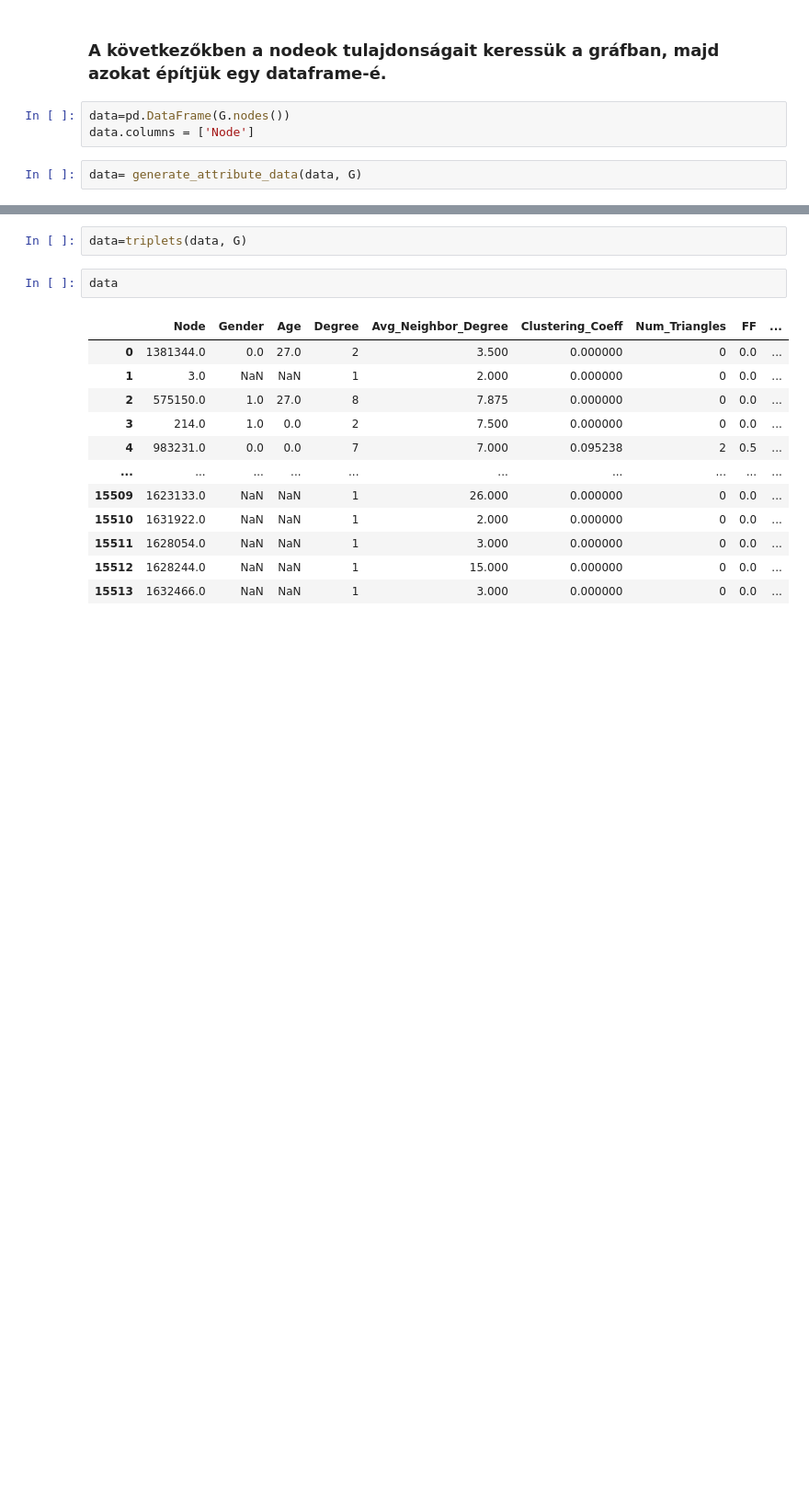
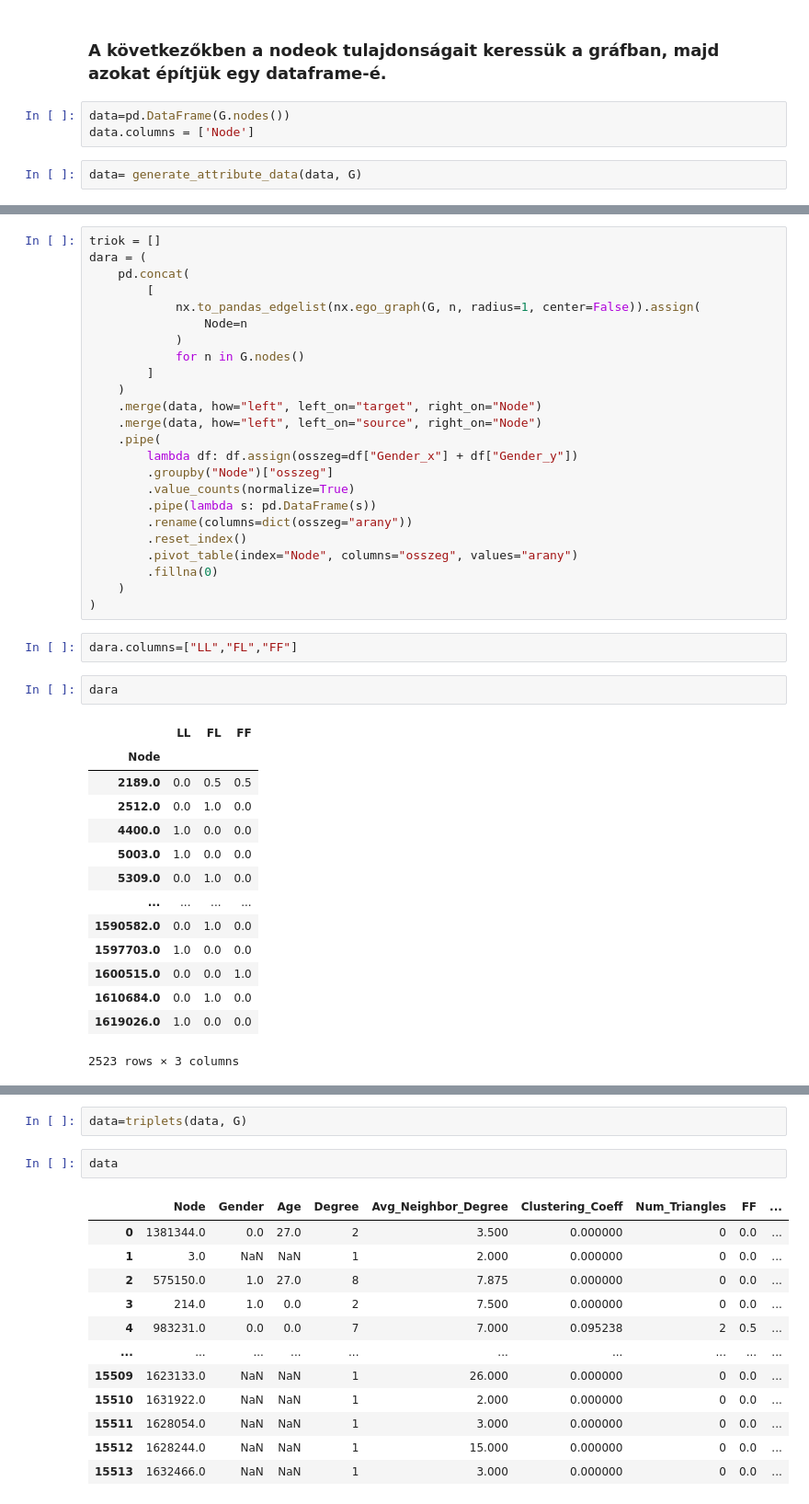
Before and after one commit to Rajk-Network-Science/network_2021_spring, a Jupyter notebook: HAZIK/Hobot_Gyenes/gyenes_hobot_hazi.ipynb, the cells around one changed output, grey strips where cells are left out. Shown: that part at 92% size. Cells and saved outputs as stored; diff of their text form; blank space fills up the shorter version.

```diff
--- a/HAZIK/Hobot_Gyenes/gyenes_hobot_hazi.ipynb
+++ b/HAZIK/Hobot_Gyenes/gyenes_hobot_hazi.ipynb
@@ -63,0 +86,43 @@ data= generate_attribute_data(data, G)
+# %%
+triok = []
+dara = (
+    pd.concat(
+        [
+            nx.to_pandas_edgelist(nx.ego_graph(G, n, radius=1, center=False)).assign(
+                Node=n
+            )
+            for n in G.nodes()
+        ]
+    )
+    .merge(data, how="left", left_on="target", right_on="Node")
+    .merge(data, how="left", left_on="source", right_on="Node")
+    .pipe(
+        lambda df: df.assign(osszeg=df["Gender_x"] + df["Gender_y"])
+        .groupby("Node")["osszeg"]
+        .value_counts(normalize=True)
+        .pipe(lambda s: pd.DataFrame(s))
+        .rename(columns=dict(osszeg="arany"))
+        .reset_index()
+        .pivot_table(index="Node", columns="osszeg", values="arany")
+        .fillna(0)
+    )
+)
+# %%
+dara.columns=["LL","FL","FF"]
+# %%
+dara
+# %% [output]
+|  | LL | FL | FF |
+| Node |  |  |  |
+| 2189.0 | 0.0 | 0.5 | 0.5 |
+| 2512.0 | 0.0 | 1.0 | 0.0 |
+| 4400.0 | 1.0 | 0.0 | 0.0 |
+| 5003.0 | 1.0 | 0.0 | 0.0 |
+| 5309.0 | 0.0 | 1.0 | 0.0 |
+| ... | ... | ... | ... |
+| 1590582.0 | 0.0 | 1.0 | 0.0 |
+| 1597703.0 | 1.0 | 0.0 | 0.0 |
+| 1600515.0 | 0.0 | 0.0 | 1.0 |
+| 1610684.0 | 0.0 | 1.0 | 0.0 |
+| 1619026.0 | 1.0 | 0.0 | 0.0 |
+2523 rows × 3 columns
```
Also changed, not shown: parts of 3 cells of this notebook.
